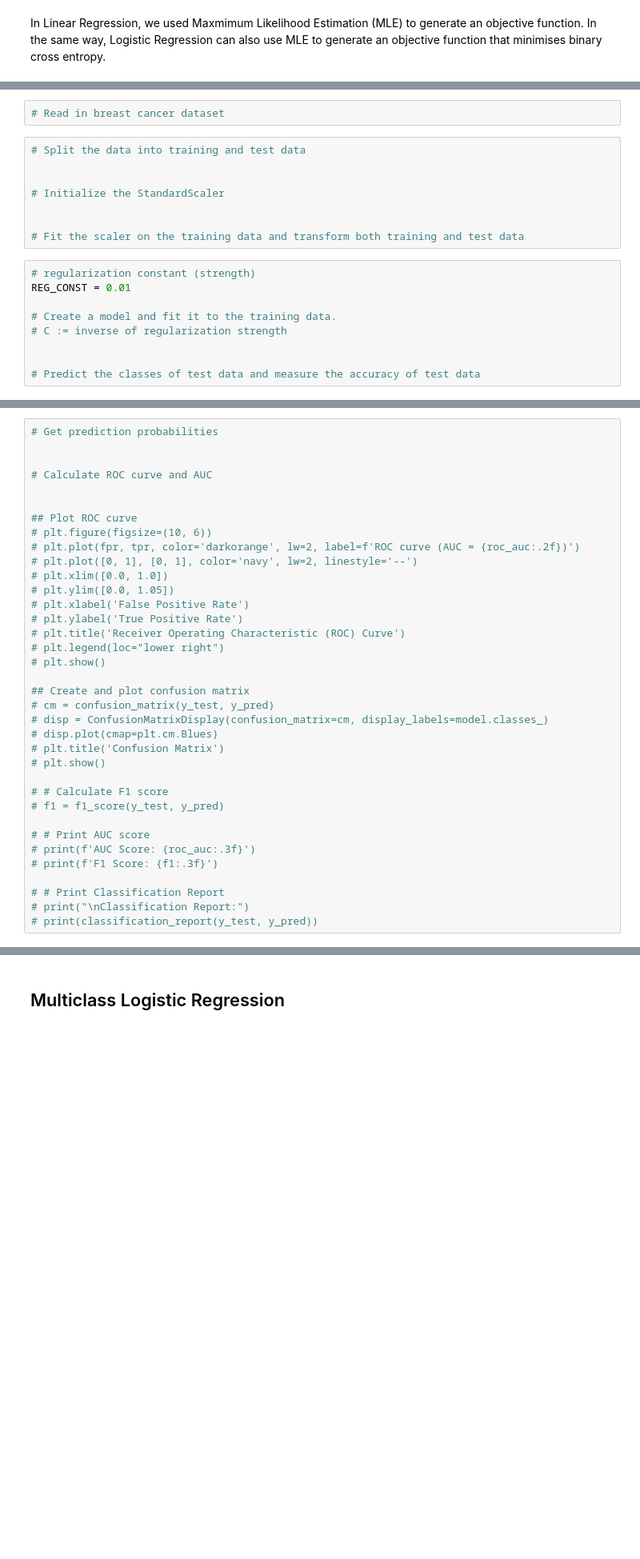
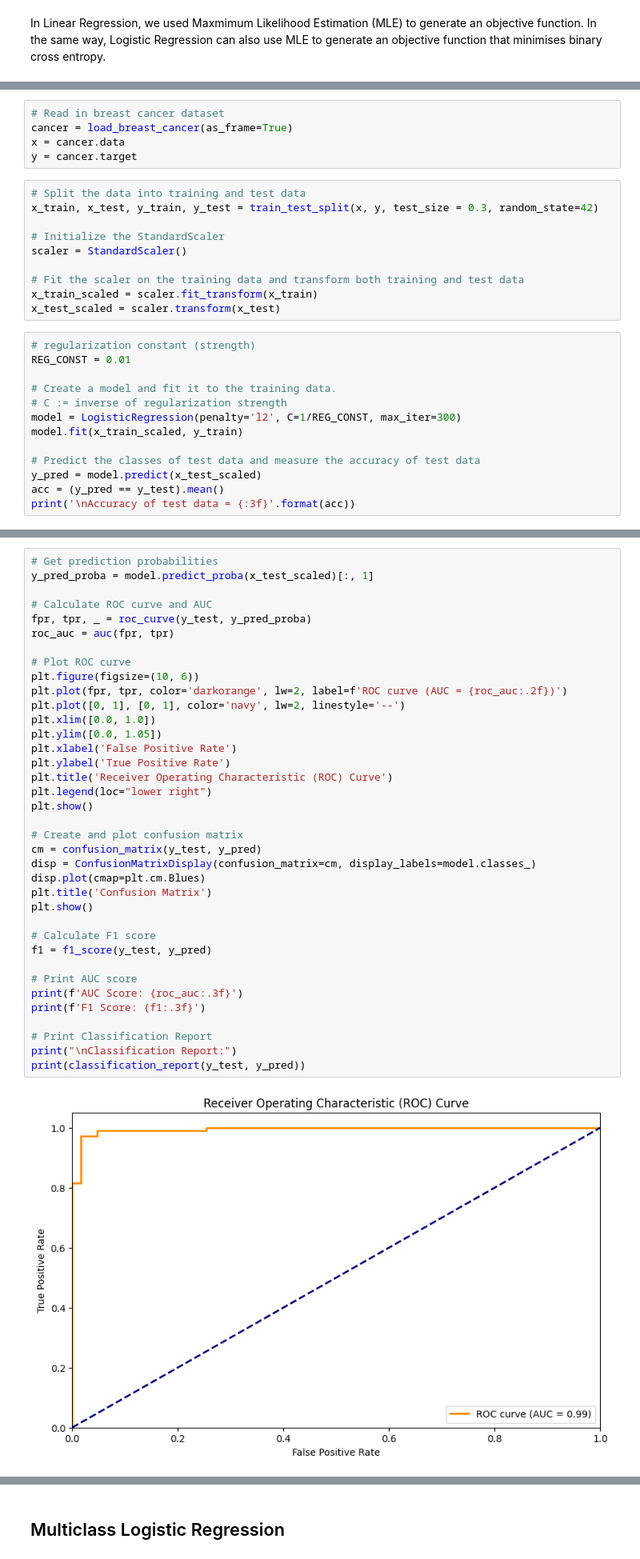
Before and after one commit to Minyethway93/DAC-Curriculum, a Jupyter notebook: DAC-006_Machine_Learning/DAC-006-Intro_to_ML_Session_1_Student.ipynb, the cells around one changed output, grey strips where cells are left out. Shown: that part at 80% size. Cells and saved outputs as stored; diff of their text form; blank space fills up the shorter version.

```diff
--- a/DAC-006_Machine_Learning/DAC-006-Intro_to_ML_Session_1_Student.ipynb
+++ b/DAC-006_Machine_Learning/DAC-006-Intro_to_ML_Session_1_Student.ipynb
@@ -286,19 +296,28 @@ In Linear Regression, we used Maxmimum Likelihood Estimation (MLE) to generate a
 # %%
 # Read in breast cancer dataset
+cancer = load_breast_cancer(as_frame=True)
+x = cancer.data
+y = cancer.target
 # %%
 # Split the data into training and test data
-
+x_train, x_test, y_train, y_test = train_test_split(x, y, test_size = 0.3, random_state=42)
 
 # Initialize the StandardScaler
-
+scaler = StandardScaler()
 
 # Fit the scaler on the training data and transform both training and test data
+x_train_scaled = scaler.fit_transform(x_train)
+x_test_scaled = scaler.transform(x_test)
 # %%
 # regularization constant (strength)
 REG_CONST = 0.01
 
 # Create a model and fit it to the training data.
 # C := inverse of regularization strength
-
+model = LogisticRegression(penalty='l2', C=1/REG_CONST, max_iter=300)
+model.fit(x_train_scaled, y_train)
 
 # Predict the classes of test data and measure the accuracy of test data
+y_pred = model.predict(x_test_scaled)
+acc = (y_pred == y_test).mean()
+print('\nAccuracy of test data = {:3f}'.format(acc))
@@ -305,36 +326,39 @@ REG_CONST = 0.01
 # %%
 # Get prediction probabilities
-
+y_pred_proba = model.predict_proba(x_test_scaled)[:, 1]
 
 # Calculate ROC curve and AUC
+fpr, tpr, _ = roc_curve(y_test, y_pred_proba)
+roc_auc = auc(fpr, tpr)
 
+# Plot ROC curve
+plt.figure(figsize=(10, 6))
+plt.plot(fpr, tpr, color='darkorange', lw=2, label=f'ROC curve (AUC = {roc_auc:.2f})')
+plt.plot([0, 1], [0, 1], color='navy', lw=2, linestyle='--')
+plt.xlim([0.0, 1.0])
+plt.ylim([0.0, 1.05])
+plt.xlabel('False Positive Rate')
+plt.ylabel('True Positive Rate')
+plt.title('Receiver Operating Characteristic (ROC) Curve')
+plt.legend(loc="lower right")
+plt.show()
 
-## Plot ROC curve
-# plt.figure(figsize=(10, 6))
-# plt.plot(fpr, tpr, color='darkorange', lw=2, label=f'ROC curve (AUC = {roc_auc:.2f})')
-# plt.plot([0, 1], [0, 1], color='navy', lw=2, linestyle='--')
-# plt.xlim([0.0, 1.0])
-# plt.ylim([0.0, 1.05])
-# plt.xlabel('False Positive Rate')
-# plt.ylabel('True Positive Rate')
-# plt.title('Receiver Operating Characteristic (ROC) Curve')
-# plt.legend(loc="lower right")
-# plt.show()
+# Create and plot confusion matrix
+cm = confusion_matrix(y_test, y_pred)
+disp = ConfusionMatrixDisplay(confusion_matrix=cm, display_labels=model.classes_)
+disp.plot(cmap=plt.cm.Blues)
+plt.title('Confusion Matrix')
+plt.show()
 
-## Create and plot confusion matrix
-# cm = confusion_matrix(y_test, y_pred)
-# disp = ConfusionMatrixDisplay(confusion_matrix=cm, display_labels=model.classes_)
-# disp.plot(cmap=plt.cm.Blues)
-# plt.title('Confusion Matrix')
-# plt.show()
+# Calculate F1 score
+f1 = f1_score(y_test, y_pred)
 
-# # Calculate F1 score
-# f1 = f1_score(y_test, y_pred)
+# Print AUC score
+print(f'AUC Score: {roc_auc:.3f}')
+print(f'F1 Score: {f1:.3f}')
 
-# # Print AUC score
-# print(f'AUC Score: {roc_auc:.3f}')
-# print(f'F1 Score: {f1:.3f}')
-
-# # Print Classification Report
-# print("\nClassification Report:")
-# print(classification_report(y_test, y_pred))
+# Print Classification Report
+print("\nClassification Report:")
+print(classification_report(y_test, y_pred))
+# %% [output]
+[figure, added]
```
Also changed, not shown: parts of 9 cells of this notebook, 1 other file.
